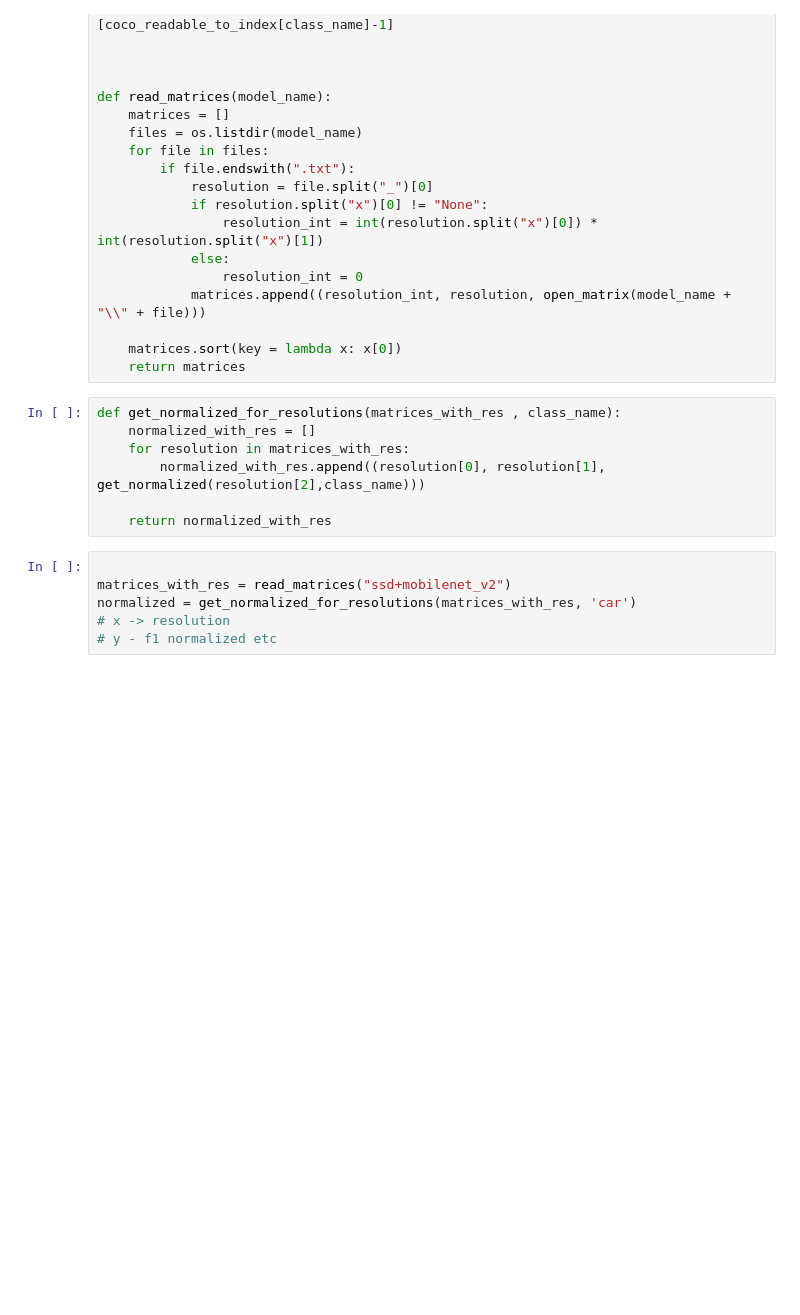
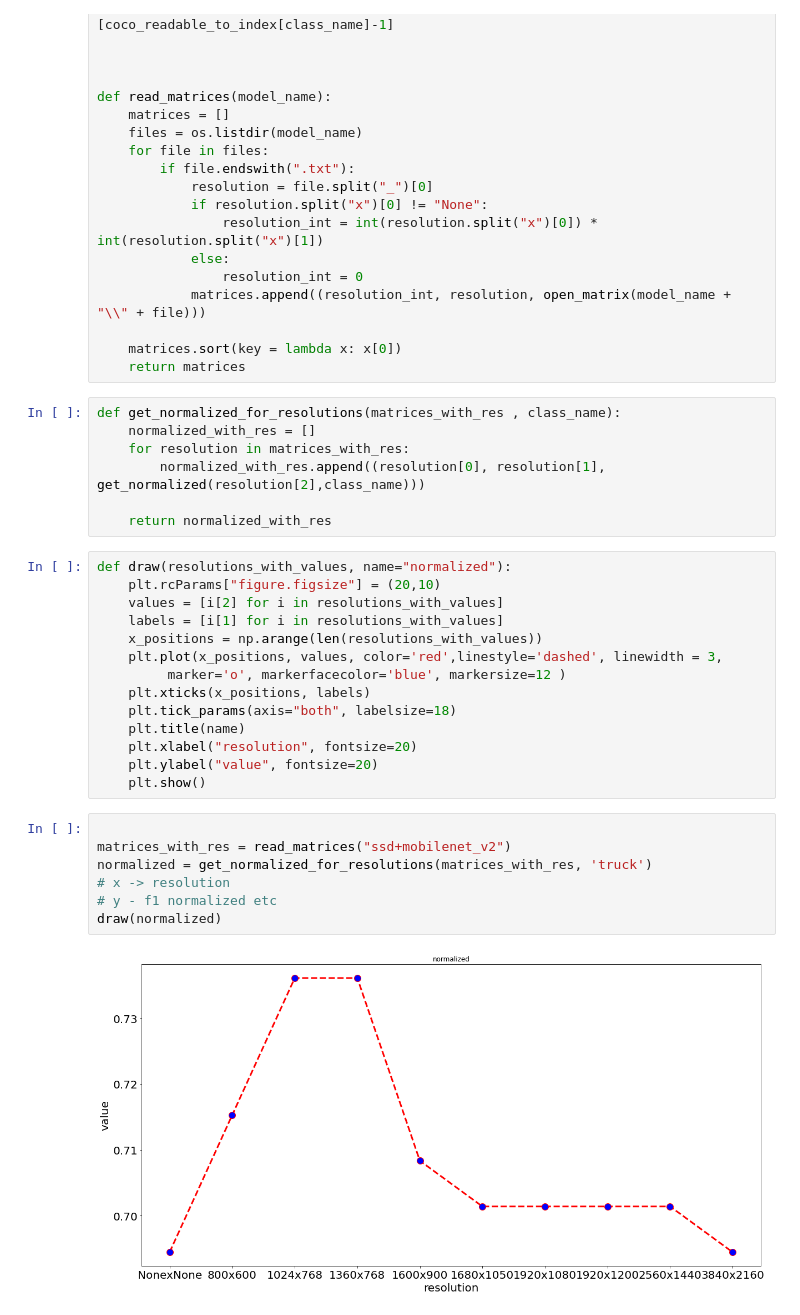
Before and after one commit to tymekw/ML-project, a Jupyter notebook: data_visualization.ipynb, the cells around one changed output. Drawn from its saved outputs; the diff is of its cells as text; blank space fills up the shorter version.

Commit message:
plots normalized

```diff
--- a/data_visualization.ipynb
+++ b/data_visualization.ipynb
@@ -82,9 +84,26 @@ def get_normalized_for_resolutions(matrices_with_res , class_name):
         normalized_with_res.append((resolution[0], resolution[1], get_normalized(resolution[2],class_name)))
 
     return normalized_with_res
+# %%
+def draw(resolutions_with_values, name="normalized"):
+    plt.rcParams["figure.figsize"] = (20,10)
+    values = [i[2] for i in resolutions_with_values]
+    labels = [i[1] for i in resolutions_with_values]
+    x_positions = np.arange(len(resolutions_with_values))
+    plt.plot(x_positions, values, color='red',linestyle='dashed', linewidth = 3,
+         marker='o', markerfacecolor='blue', markersize=12 )
+    plt.xticks(x_positions, labels)
+    plt.tick_params(axis="both", labelsize=18)
+    plt.title(name)
+    plt.xlabel("resolution", fontsize=20)
+    plt.ylabel("value", fontsize=20)
+    plt.show()
 # %%
 
 matrices_with_res = read_matrices("ssd+mobilenet_v2")
-normalized = get_normalized_for_resolutions(matrices_with_res, 'car')
+normalized = get_normalized_for_resolutions(matrices_with_res, 'truck')
 # x -> resolution
 # y - f1 normalized etc
+draw(normalized)
+# %% [output]
+[figure, added]
```
Also changed, not shown: parts of 1 cell of this notebook.
